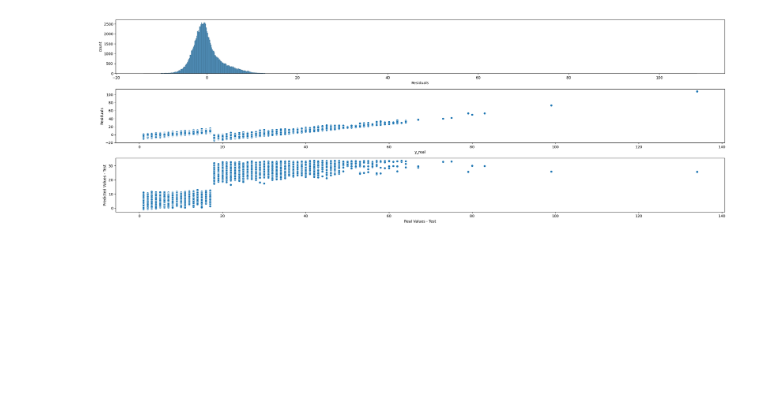
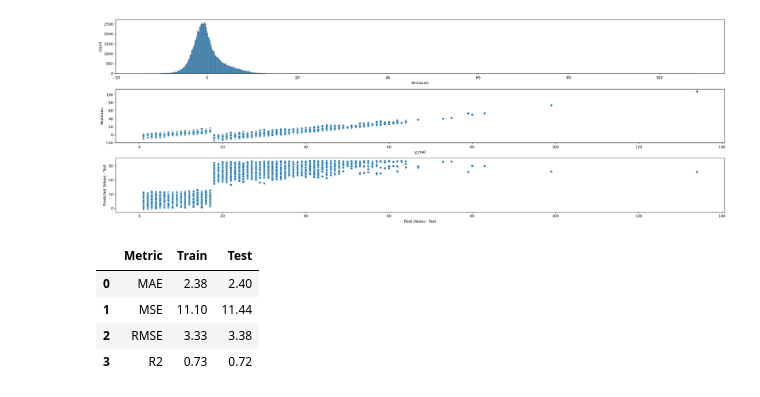
Before and after one commit to dlhaar/citi_bikes, a Jupyter notebook: notebooks/gb_no_OHE.ipynb, the cells around one changed output. Drawn from its saved outputs; the diff is of its cells as text; code cells hidden in the pictures; blank space fills up the shorter version.

```diff
--- a/notebooks/gb_no_OHE.ipynb
+++ b/notebooks/gb_no_OHE.ipynb
@@ -84,0 +89,10 @@ plot_real_predicted('test', y_test, y_test_pred)
+# %%
+y_train_pred_rounded = np.round(y_train_pred, decimals=0)
+# %%
+error_metrics_report(y_train, y_test, y_train_pred_rounded, y_test_pred_rounded)
+# %% [output]
+|  | Metric | Train | Test |
+| 0 | MAE | 2.38 | 2.40 |
+| 1 | MSE | 11.10 | 11.44 |
+| 2 | RMSE | 3.33 | 3.38 |
+| 3 | R2 | 0.73 | 0.72 |
```
Also changed, not shown: parts of 3 cells of this notebook, 8 other files.
